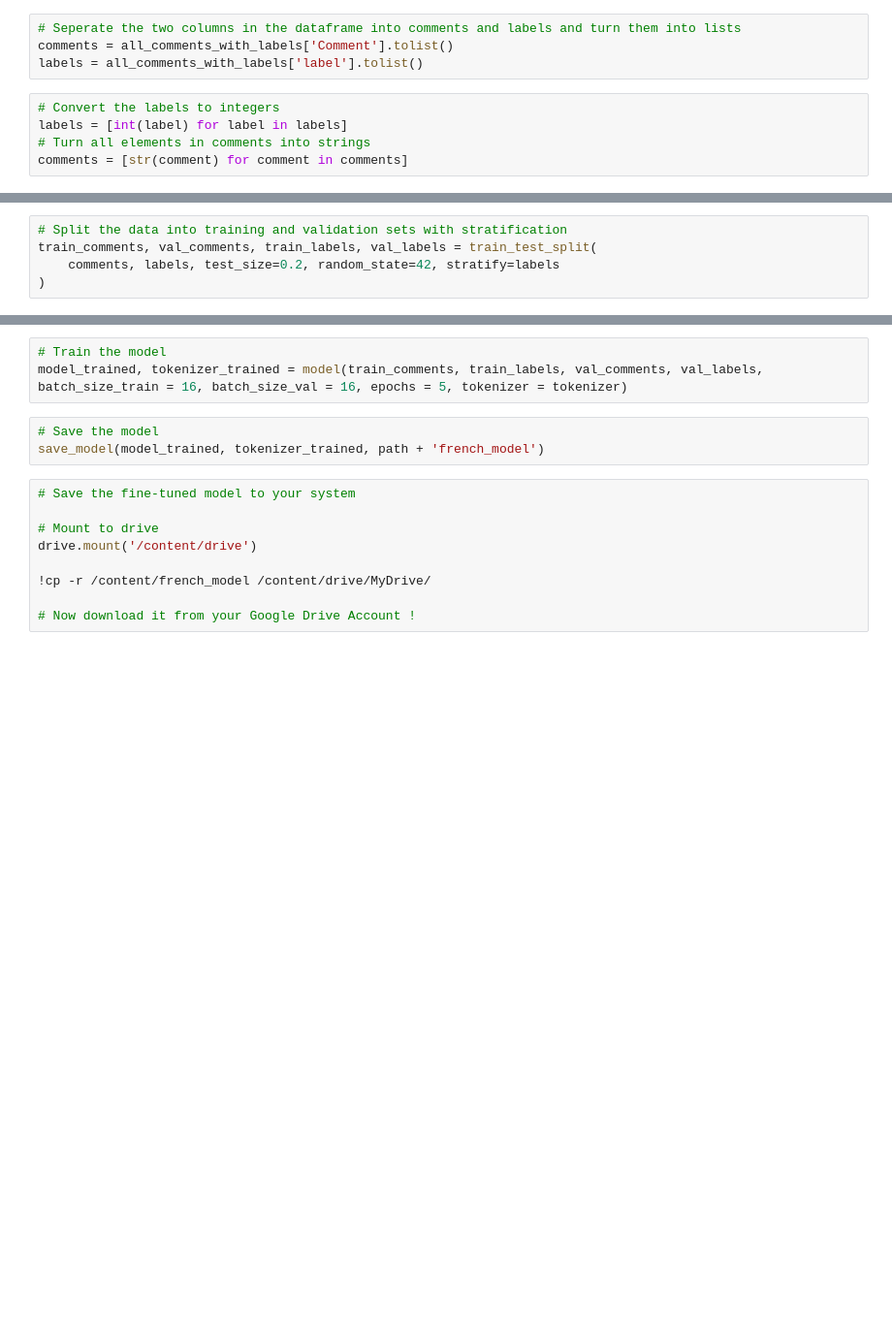
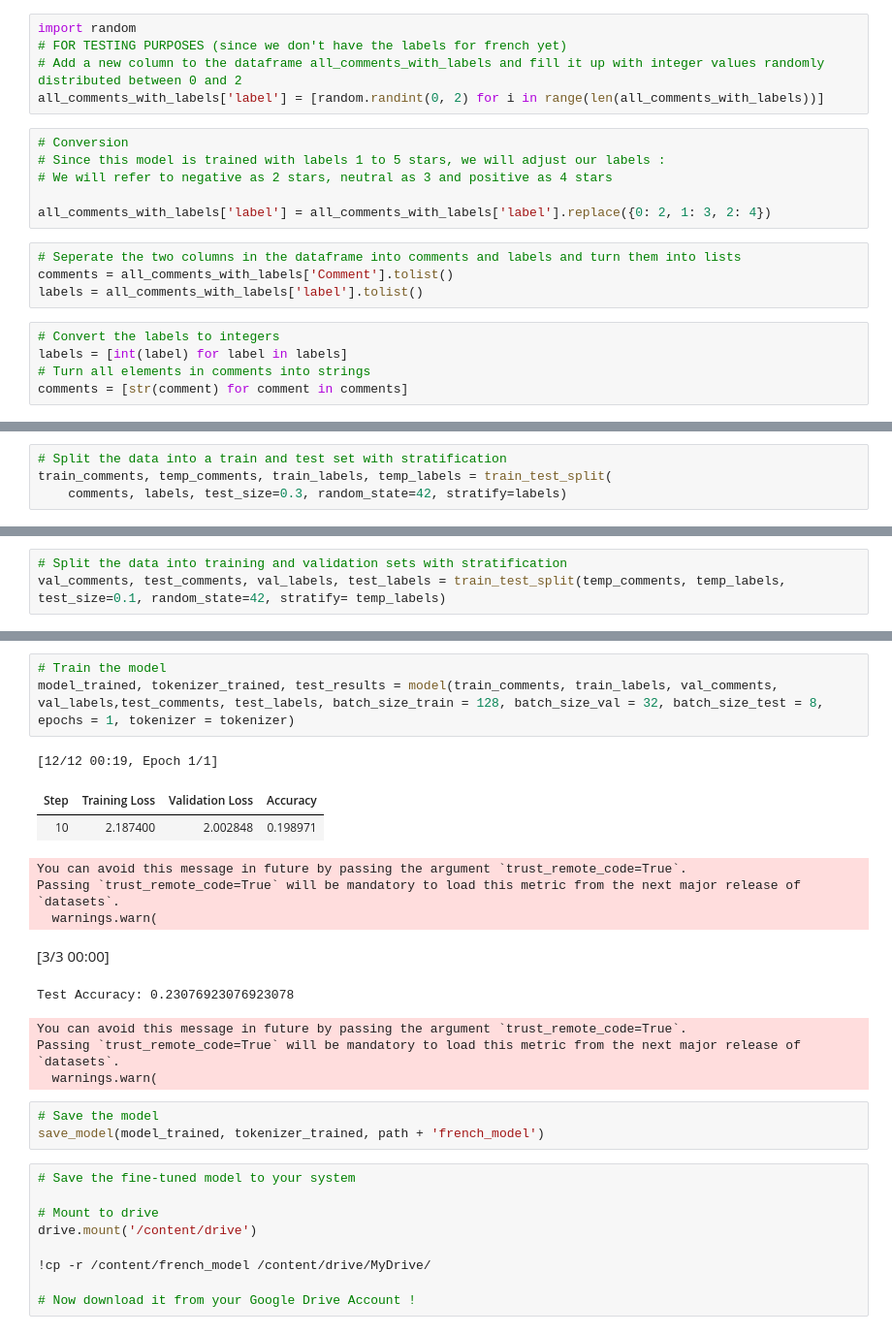
Before and after one commit to maloooon/Youtube_Sentiment_Analysis_on_AI_in_Europe, a Jupyter notebook: FrenchFineTuning.ipynb, the cells around one changed output, grey strips where cells are left out. Shown at 97% size. Cells and saved outputs as stored; diff of their text form; blank space fills up the shorter version.

Commit message:
english labelling with 2 variants, french fine tuning done

```diff
--- a/FrenchFineTuning.ipynb
+++ b/FrenchFineTuning.ipynb
@@ -136,6 +183,17 @@ all_comments_with_labels = glob.glob(path + 'french_data_finetuning/french_data_
 # %%
 # Read in the data
 all_comments_with_labels = pd.concat([pd.read_csv(f) for f in all_comments_with_labels], ignore_index = True)
+# %%
+import random
+# FOR TESTING PURPOSES (since we don't have the labels for french yet)
+# Add a new column to the dataframe all_comments_with_labels and fill it up with integer values randomly distributed between 0 and 2
+all_comments_with_labels['label'] = [random.randint(0, 2) for i in range(len(all_comments_with_labels))]
+# %%
+# Conversion
+# Since this model is trained with labels 1 to 5 stars, we will adjust our labels :
+# We will refer to negative as 2 stars, neutral as 3 and positive as 4 stars
+
+all_comments_with_labels['label'] = all_comments_with_labels['label'].replace({0: 2, 1: 3, 2: 4})
 # %%
 # Seperate the two columns in the dataframe into comments and labels and turn them into lists
 comments = all_comments_with_labels['Comment'].tolist()
@@ -154,0 +218,4 @@ print("Number of positive comments: ", labels.count(2))
+# %%
+# Split the data into a train and test set with stratification
+train_comments, temp_comments, train_labels, temp_labels = train_test_split(
+    comments, labels, test_size=0.3, random_state=42, stratify=labels)
@@ -155,8 +226,6 @@ print("Number of positive comments: ", labels.count(2))
 # %%
 # Split the data into training and validation sets with stratification
-train_comments, val_comments, train_labels, val_labels = train_test_split(
-    comments, labels, test_size=0.2, random_state=42, stratify=labels
-)
+val_comments, test_comments, val_labels, test_labels = train_test_split(temp_comments, temp_labels, test_size=0.1, random_state=42, stratify= temp_labels)
 # %%
 # Look at the number of comments in the training and validation sets
 print("Number of comments in the training set: ", len(train_comments))
@@ -171,6 +257,18 @@ print("Number of positive comments in the validation set: ", val_labels.count(2)
 # %%
 # Train the model
-model_trained, tokenizer_trained = model(train_comments, train_labels, val_comments, val_labels, batch_size_train = 16, batch_size_val = 16, epochs = 5, tokenizer = tokenizer)
+model_trained, tokenizer_trained, test_results = model(train_comments, train_labels, val_comments, val_labels,test_comments, test_labels, batch_size_train = 128, batch_size_val = 32, batch_size_test = 8, epochs = 1, tokenizer = tokenizer)
+# %% [output]
+[12/12 00:19, Epoch 1/1]
+| Step | Training Loss | Validation Loss | Accuracy |
+| 10 | 2.187400 | 2.002848 | 0.198971 |
+You can avoid this message in future by passing the argument `trust_remote_code=True`.
+Passing `trust_remote_code=True` will be mandatory to load this metric from the next major release of `datasets`.
+  warnings.warn(
+[3/3 00:00]
+Test Accuracy: 0.23076923076923078
+You can avoid this message in future by passing the argument `trust_remote_code=True`.
+Passing `trust_remote_code=True` will be mandatory to load this metric from the next major release of `datasets`.
+  warnings.warn(
 # %%
 # Save the model
 save_model(model_trained, tokenizer_trained, path + 'french_model')
```
Also changed, not shown: parts of 10 cells of this notebook, 4 other files.
